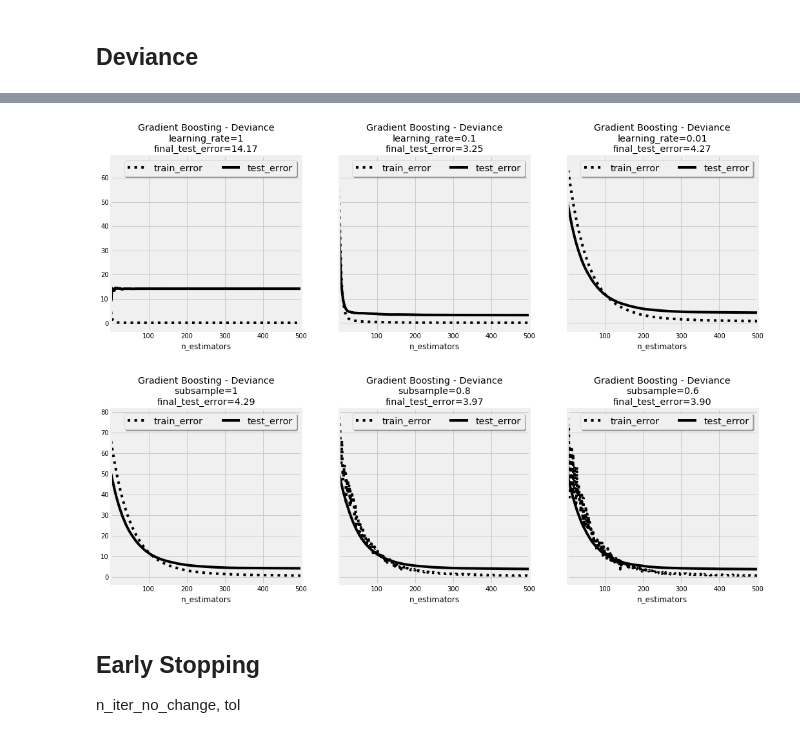
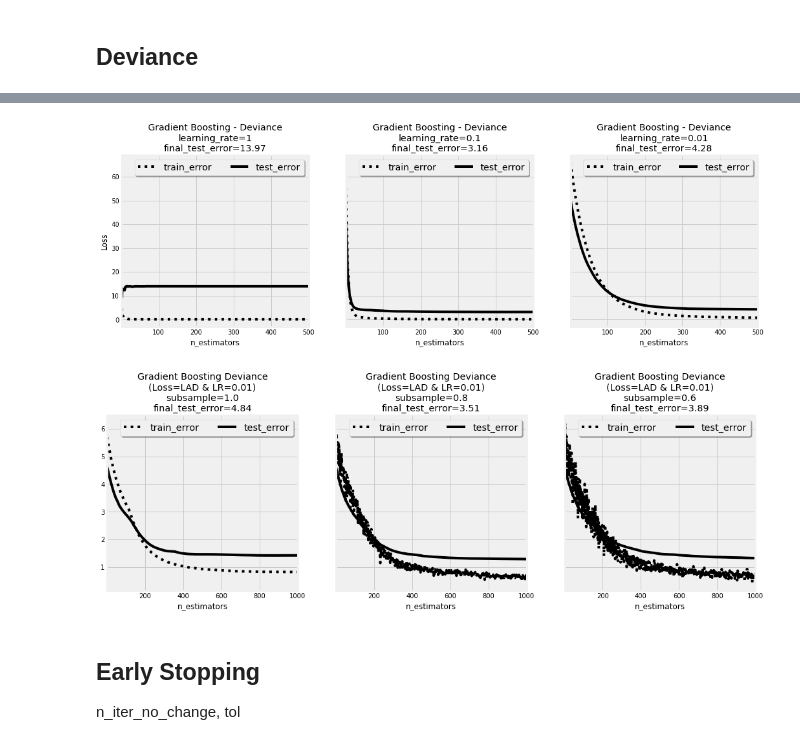
Before and after one commit to PacktPublishing/Hands-On-Machine-Learning-with-scikit-learn-and-Scientific-Python-Toolkits, a Jupyter notebook: chapters/ch08/Car Prices.ipynb, the cells around one changed output, grey strips where cells are left out. Saved outputs shown, nothing was run; the diff lists cells and outputs as text; code cells hidden in the pictures.

```diff
--- a/chapters/ch08/Car Prices.ipynb
+++ b/chapters/ch08/Car Prices.ipynb
@@ -452,3 +554,16 @@ y_test_pred = rgr.predict(x_test_knn)
+# %%
+from sklearn.ensemble import BaggingRegressor
+from sklearn.neighbors import KNeighborsRegressor
+
+rgr = BaggingRegressor(
+    base_estimator=KNeighborsRegressor(
+        n_neighbors=1
+    ),
+    n_estimators=400,
+)
+
+rgr.fit(x_train_knn, y_train)
+y_test_pred = rgr.predict(x_test_knn)
 # %%
 from sklearn.metrics import (
     mean_squared_error, mean_absolute_error, median_absolute_error, r2_score
@@ -465,0 +581,7 @@ R2: 0.87, RMSE: 2.50, MAE: 1.75
+# %%
+rgr = KNeighborsRegressor(
+    n_neighbors=3
+)
+
+rgr.fit(x_train_knn, y_train)
+y_test_pred = rgr.predict(x_test_knn)
@@ -507,7 +643,7 @@ df_bias_variance.set_index('n_estimators').plot(kind='line')
 # %%
 from sklearn.ensemble import GradientBoostingRegressor
 
-rgr = GradientBoostingRegressor(n_estimators=5000, learning_rate=0.01, loss='ls')
+rgr = GradientBoostingRegressor(n_estimators=1000, max_depth=3, learning_rate=0.01, loss='ls')
 
 rgr.fit(x_train, y_train)
 y_test_pred = rgr.predict(x_test)
@@ -686,49 +823,54 @@ for i, learning_rate in enumerate(learning_rates):
         ax=axs[i]
     )
 
+    axs[i].set_ylabel('Loss')
+
     axs[i].legend(ncol=2, fontsize='x-large', shadow=True)
 
 fig.show()
 # %% [output]
-[figure, old version]
+[figure, new version]
 # %%
-subsamples = [1, 0.8, 0.6]
+subsamples = [1.0, 0.8, 0.6]
 
-fig, axs = plt.subplots(1, len(learning_rates), figsize=(16, 5), sharey=True)
+fig, axs = plt.subplots(1, len(subsamples), figsize=(16, 5), sharey=True)
 
 for i, subsample in enumerate(subsamples):
 
+    loss = 'lad'
+    learning_rate = 0.01
+
     rgr = GradientBoostingRegressor(
-        n_estimators=500, subsample=subsample, learning_rate=0.01, loss='ls'
+        n_estimators=1000, subsample=subsample, learning_rate=learning_rate, loss=loss
     )
     rgr.fit(x_train, y_train)
     y_test_pred = rgr.predict(x_test)
 
     final_test_error = mean_squared_error(y_test, y_test_pred)
 
     df_deviance = calculate_deviance(rgr, x_test, y_test)
 
     df_deviance['train_error'].plot(
         title='Gradient Boosting - Deviance',
         kind='line',
         color='k',
         linestyle=':',
         ax=axs[i]
     )
 
     df_deviance['test_error'].plot(
-        title=f'Gradient Boosting - Deviance\nsubsample={subsample}\nfinal_test_error={final_test_error:.2f}',
+        title=f'Gradient Boosting Deviance\n(Loss={loss.upper()} & LR={learning_rate})\nsubsample={subsample}\nfinal_test_error={final_test_error:.2f}',
         kind='line',
         color='k',
         linestyle='-',
         ax=axs[i]
     )
 
     axs[i].legend(ncol=2, fontsize='x-large', shadow=True)
 
 fig.show()
 # %% [output]
-[figure, old version]
+[figure, new version]
 # %% [markdown]
 ## Early Stopping
 n_iter_no_change, tol
```
Also changed, not shown: parts of 46 cells of this notebook, 2 other files.
